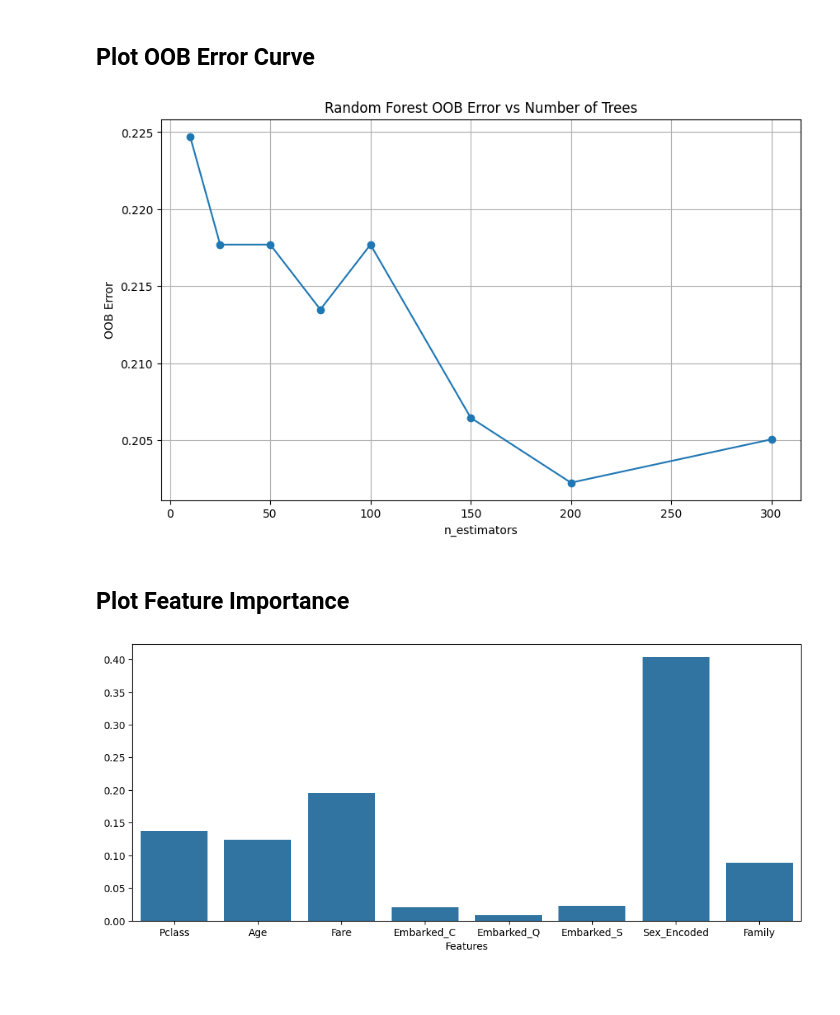
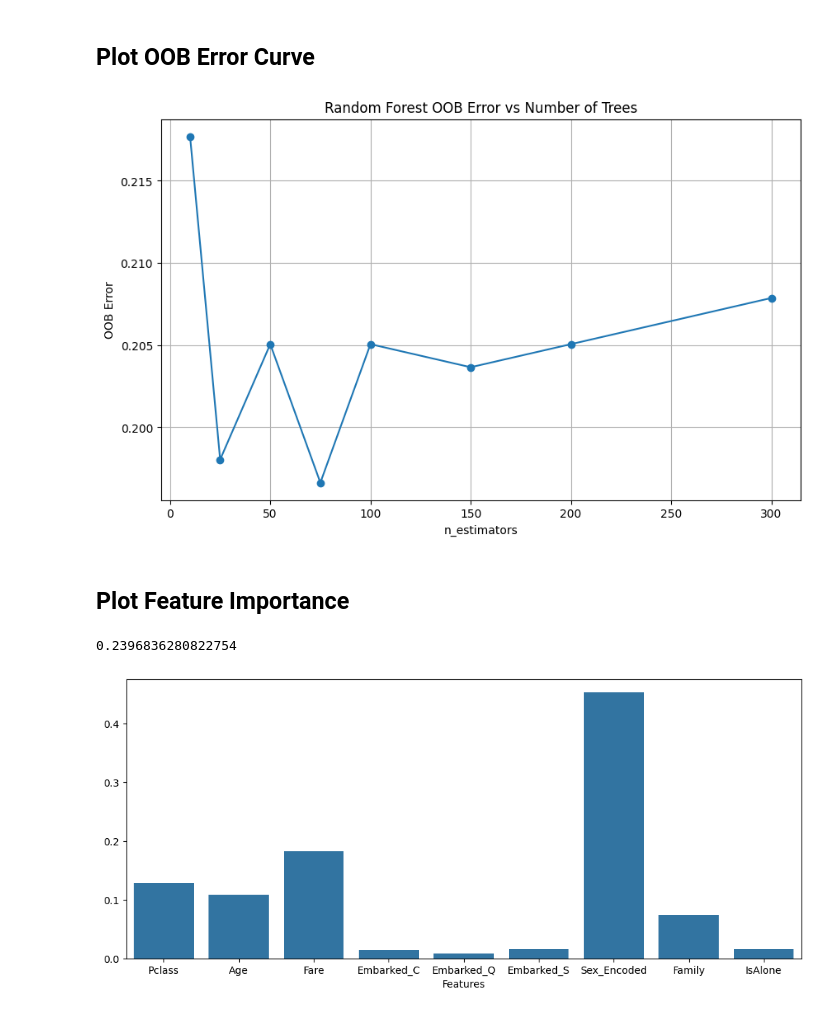
Before and after one commit to kietdoletuan/ai-ml-learning-portfolio, a Jupyter notebook: classical_ml/advanced_machine_learning/Random_Forest/titanic_random_forest.ipynb, the cells around one changed output. Cells and saved outputs as stored; diff of their text form; code cells hidden in the pictures; blank space fills up the shorter version.

```diff
--- a/classical_ml/advanced_machine_learning/Random_Forest/titanic_random_forest.ipynb
+++ b/classical_ml/advanced_machine_learning/Random_Forest/titanic_random_forest.ipynb
@@ -57,6 +58,7 @@ df['Sex_Encoded'] = df['Sex'].apply(lambda x: 1 if x == 'male' else 0)
 df['Family'] = df['SibSp'] + df['Parch'] + 1
 df['Fare'] = df['Fare'].apply(np.log1p).fillna(df.groupby('Pclass')['Fare'].transform('mean'))
 df['Age'] = df['Age'].fillna(df['Age'].median())
+df['IsAlone'] = (df['Family'] ==  1).astype(int)
 # %%
 corr = df[['Age', 'Pclass', 'Family', 'Sex_Encoded', 'Fare', 'Embarked_C', 'Embarked_Q', 'Embarked_S', 'Survived']].corr()
 plt.figure(figsize = (12,5))
@@ -176,32 +178,34 @@ plt.ylabel("OOB Error")
 plt.grid(True)
 plt.show()
 # %% [output]
-[figure, old version]
+[figure, new version]
 # %% [markdown]
 ## Plot Feature Importance
 # %%
 rf = RandomForestClassifier(
             n_estimators= 200,
             max_depth= 5,
             random_state=42,
             oob_score=True,
             bootstrap=True,
             n_jobs=-1
         )
-
+start = time.time()
 rf.fit(X_train, y_train)
-
+end = time.time()
 joblib.dump(rf, "titanic_rf.pkl")
 
+print(end-start)
 
 
 plt.figure(figsize = (12,5))
 
 sns.barplot(x = df.drop(columns = ['PassengerId', 'SibSp', 'Parch', 'Sex', 'Survived']).columns, y = rf.feature_importances_)
 plt.xlabel('Features')
 plt.show()
 # %% [output]
+0.2396836280822754
-[figure, old version]
+[figure, new version]
 # %%
 result = permutation_importance(
     rf,
```
Also changed, not shown: parts of 4 cells of this notebook, 4 other files.
